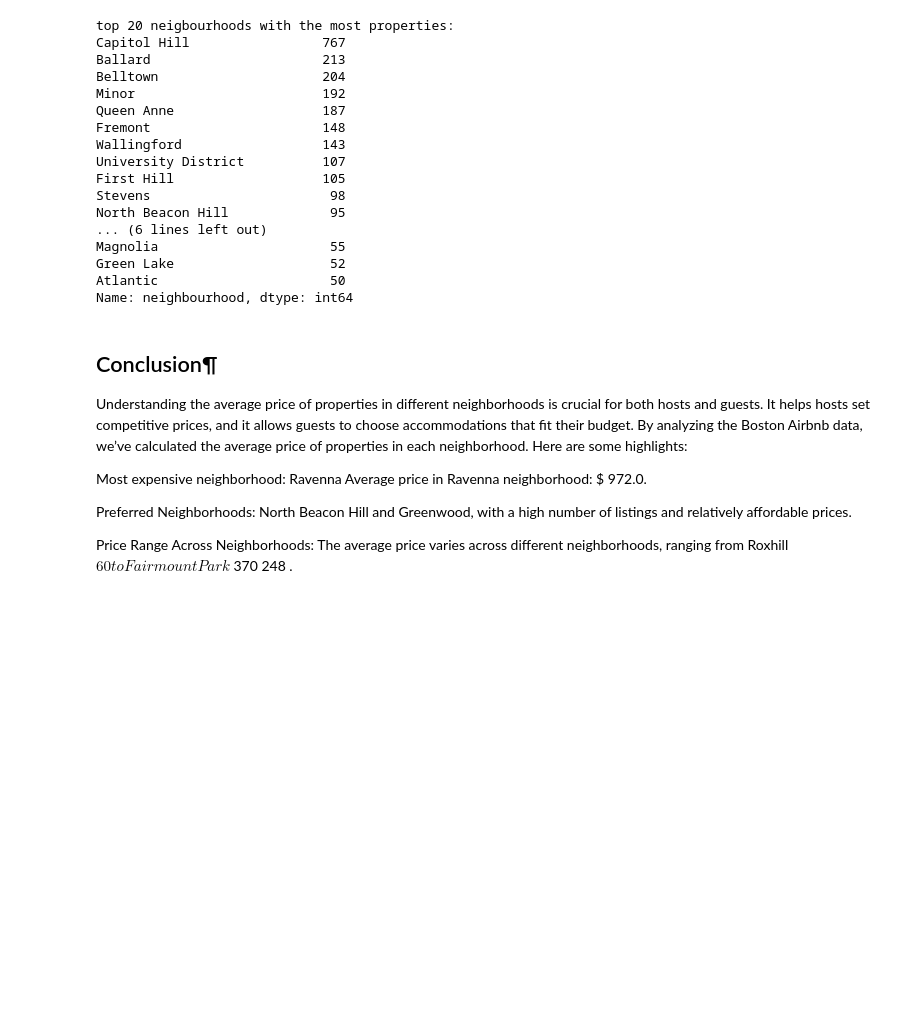
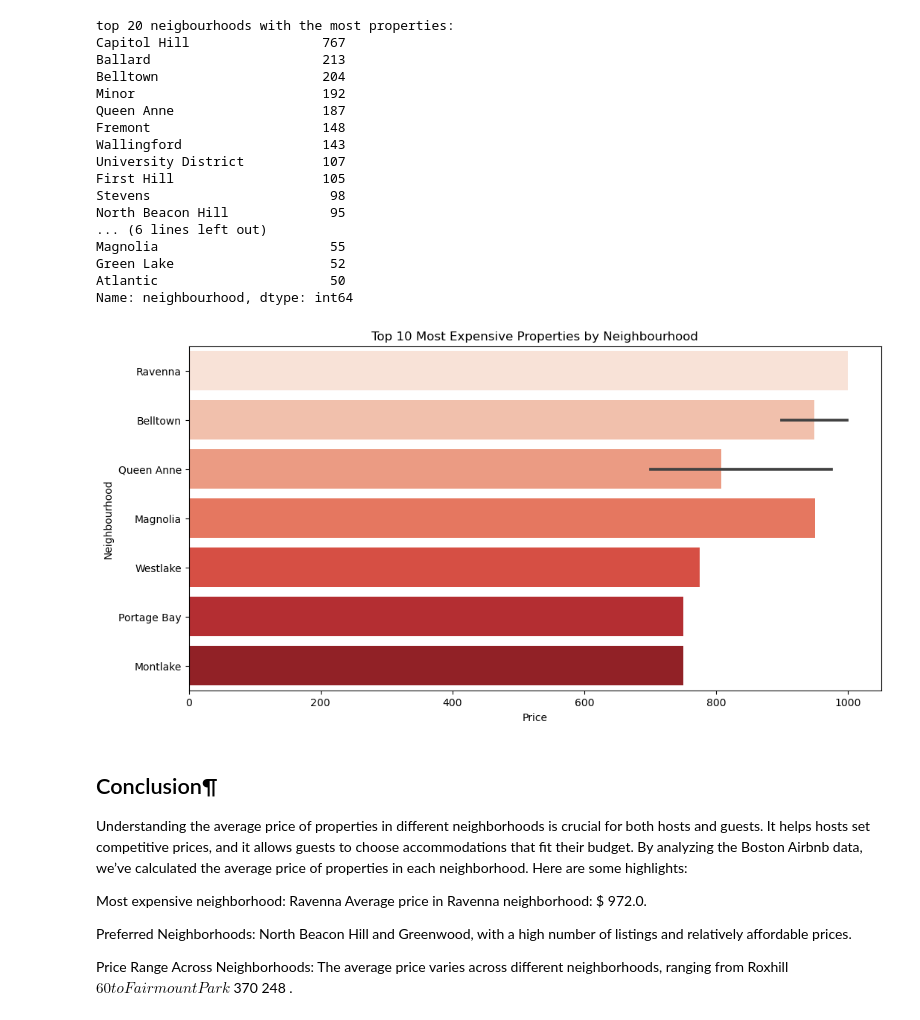
Before and after one commit to joshuaonyibe24/air_boston_bnd, a Jupyter notebook: AirBNB_BOSTON_Analysis.ipynb, the cells around one changed output. Drawn from its saved outputs; the diff is of its cells as text; code cells hidden in the pictures; blank space fills up the shorter version.

```diff
--- a/AirBNB_BOSTON_Analysis.ipynb
+++ b/AirBNB_BOSTON_Analysis.ipynb
@@ -317,0 +356,6 @@ listings_df['host_acceptance_rate'].fillna('', inplace=True)
+# %%
+# Step 5: Fill Missing Values
+listings_df = fill_missing_values(listings_df, mean_columns, mode_columns)
+
+# Step 6: Verify Changes
+print(listings_df.head())
@@ -336,11 +398,2 @@ Data columns (total 84 columns):
 dtypes: float64(16), int64(13), object(55)
 memory usage: 2.4+ MB
-# %%
-listings_df.drop(['cleaning_fee','security_deposit','medium_url','thumbnail_url','space','summary'],
-                 axis=1, inplace=True)
-# %%
-listings_df['review_scores_rating'].fillna(listings_df['review_scores_rating'].mean(), inplace=True)
-listings_df['reviews_per_month'].fillna(listings_df['reviews_per_month'].mode()[0], inplace=True)
-# %%
-listings_df['bedrooms'].fillna(listings_df['bedrooms'].mode()[0], inplace=True)
-listings_df['bathrooms'].fillna(listings_df['bathrooms'].mode()[0], inplace=True)
@@ -686,6 +728,22 @@ Magnolia                      55
 Green Lake                    52
 Atlantic                      50
 Name: neighbourhood, dtype: int64
+# %%
+# Convert the price column to numeric, removing any potential currency symbols and commas
+listings_df['price'] = listings_df['price'].replace('[\$,]', '', regex=True).astype(float)
+
+# Sort the DataFrame by price in descending order
+most_expensive_df = listings_df.sort_values(by='price', ascending=False).head(10)
+
+# Plotting the most expensive properties
+plt.figure(figsize=(12, 6))
+sns.barplot(x=most_expensive_df['price'], y=most_expensive_df['neighbourhood'], palette='Reds')
+plt.xlabel('Price')
+plt.ylabel('Neighbourhood')
+plt.title('Top 10 Most Expensive Properties by Neighbourhood')
+plt.show()
+# %% [output]
+[figure, added]
 # %% [markdown]
 ## Conclusion¶
 Understanding the average price of properties in different neighborhoods is crucial for both hosts and guests. It helps hosts set competitive prices, and it allows guests to choose accommodations that fit their budget. By analyzing the Boston Airbnb data, we’ve calculated the average price of properties in each neighborhood. Here are some highlights:
```
Also changed, not shown: parts of 7 cells of this notebook.
